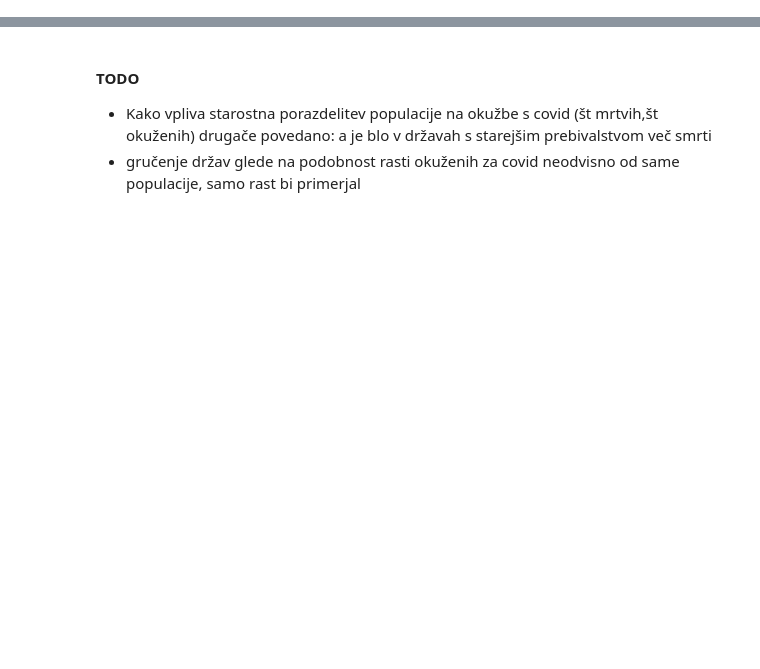
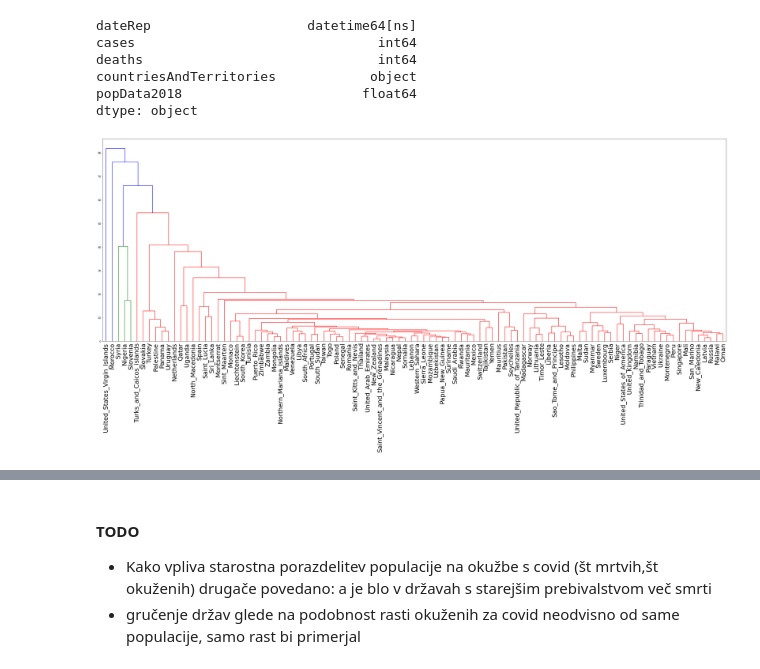
Before and after one commit to Zan-23/PR20NERJZ, a Jupyter notebook: notebooks/JakaRizmal.ipynb, the cells around one changed output, grey strips where cells are left out. Drawn from its saved outputs; the diff is of its cells as text; code cells hidden in the pictures; blank space fills up the shorter version.

```diff
--- a/notebooks/JakaRizmal.ipynb
+++ b/notebooks/JakaRizmal.ipynb
@@ -72,0 +5,21 @@ plt.plot(austria[0],austria[1])
+# %%
+import pandas as pd
+
+# Reading data
+dataFrame = pd.read_table("../podatki/corona_latest.csv",sep=",",usecols=[0,4,5,6,9])
+
+# Converting column to datetime dtype
+dataFrame["dateRep"] = pd.to_datetime(dataFrame["dateRep"],format= "%d/%m/%Y")
+
+# Extracting min and max dates
+dateMin = dataFrame["dateRep"].min()
+dateMax = dataFrame["dateRep"].max()
+
+dataFrame.dtypes
+# %% [output]
+dateRep                    datetime64[ns]
+cases                               int64
+deaths                              int64
+countriesAndTerritories            object
+popData2018                       float64
+dtype: object
@@ -72,0 +46,47 @@ plt.plot(austria[0],austria[1])
+# %%
+weeklyCoefs = dict()
+
+# Calculate growth coefficients between weeks
+for country in weeklyStats.keys():
+    weeks = weeklyStats[country]
+    casesCoefs = []
+    deathsCoefs = []
+    for i in range(len(weeks)):
+        if i>=len(weeks)-1:
+            break
+        if weeks[i][0]==0:
+            casesCoefs.append(0)
+        else:
+            casesCoefs.append(weeks[i+1][0]/weeks[i][0])
+        if weeks[i][1] == 0:
+            deathsCoefs.append(0)
+        else:
+            deathsCoefs.append(weeks[i+1][1]/weeks[i][1])
+    weeklyCoefs[country]=[]
+    weeklyCoefs[country].append(casesCoefs)
+    weeklyCoefs[country].append(deathsCoefs)
+# %%
+import random
+random.seed(66)
+labels = random.sample(list(weeklyCoefs.keys()),100)
+
+caseMatrix = []
+deathMatrix = []
+
+# Create a matrix of coefficients
+for country in labels:
+    caseMatrix.append(weeklyCoefs[country][0])
+    deathMatrix.append(weeklyCoefs[country][1])
+
+labels = list(weeklyCoefs.keys())
+# %%
+%matplotlib inline
+import matplotlib.pyplot as plt
+import scipy.cluster.hierarchy as sch
+
+# Create clustering model
+linkage = sch.linkage(caseMatrix, method="weighted")
+plt.figure(figsize=(45, 15))
+dendogram = sch.dendrogram(linkage, labels=labels,leaf_font_size=25)
+# %% [output]
+[figure, added]
```
Also changed, not shown: parts of 16 cells of this notebook.
